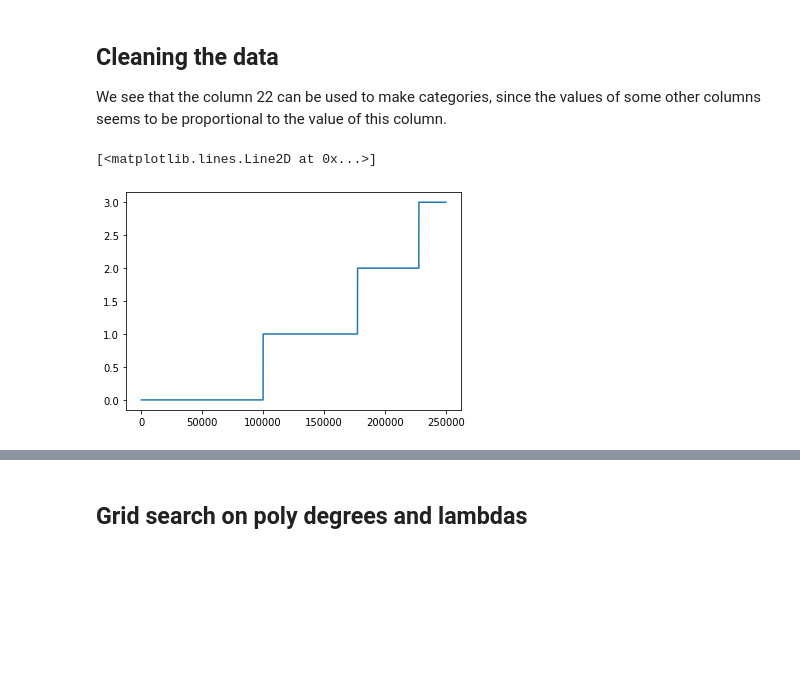
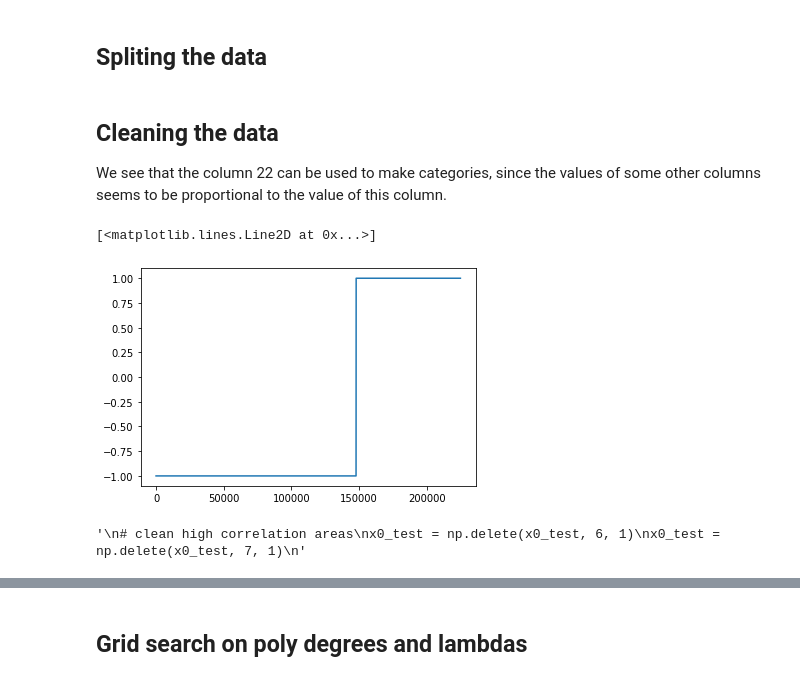
Before and after one commit to itsyaboii1337/ML, a Jupyter notebook: Categorical_Splitting.ipynb, the cells around one changed output, grey strips where cells are left out. Drawn from its saved outputs; the diff is of its cells as text; code cells hidden in the pictures; blank space fills up the shorter version.

```diff
--- a/Categorical_Splitting.ipynb
+++ b/Categorical_Splitting.ipynb
@@ -13,12 +13,17 @@ import copy
 # %%
 DATA_TRAIN_PATH = 'train.csv' # TODO: download train data and supply path here
 y, tX, ids = load_csv_data(DATA_TRAIN_PATH)
+# %% [markdown]
+## Spliting the data
+# %%
+ratio_train_test = 0.9
+x_train, y_train, x_test, y_test = split_data(tX, y, ratio_train_test, seed=1)
 # %% [markdown]
 ## Cleaning the data
 We see that the column 22 can be used to make categories, since the values of some other columns seems to be proportional to the value of this column.
 # %%
 # categorical column
-plt.plot(np.sort(tX[:,22]))
+plt.plot(np.sort(y_train))
 # %% [output]
 [<matplotlib.lines.Line2D at 0x...>]
-[figure, old version]
+[figure, new version]
@@ -31,0 +30,36 @@ columns_to_keep = categorical_datasets[3]
+# %%
+# preprocessing training dataset
+categorical_datasets = preprocessing(copy.deepcopy(y_train),copy.deepcopy(x_train))
+y0, x0 = categorical_datasets[0]
+y1, x1 = categorical_datasets[1]
+y2, x2 = categorical_datasets[2]
+columns_to_keep = categorical_datasets[3]
+"""
+# clean high correlation areas
+x0 = np.delete(x0, 6, 1)
+x0 = np.delete(x0, 7, 1)
+"""
+
+
+# preprocessing
+categorical_datasets_test = preprocessing(_,copy.deepcopy(x_test), train = False, columns_to_keep = columns_to_keep)
+x0_test = categorical_datasets_test[0]
+x1_test = categorical_datasets_test[1]
+x2_test = categorical_datasets_test[2]
+
+rows_to_keep0 = categorical_datasets_test[3]
+rows_to_keep1 = categorical_datasets_test[4]
+rows_to_keep2 = categorical_datasets_test[5]
+
+
+y0_test = y_test[np.where(rows_to_keep0)]
+y1_test = y_test[np.where(rows_to_keep1)]
+y2_test = y_test[np.where(rows_to_keep2)]
+
+"""
+# clean high correlation areas
+x0_test = np.delete(x0_test, 6, 1)
+x0_test = np.delete(x0_test, 7, 1)
+"""
+# %% [output]
+'\n# clean high correlation areas\nx0_test = np.delete(x0_test, 6, 1)\nx0_test = np.delete(x0_test, 7, 1)\n'
```
Also changed, not shown: parts of 29 cells of this notebook, 2 other files.
